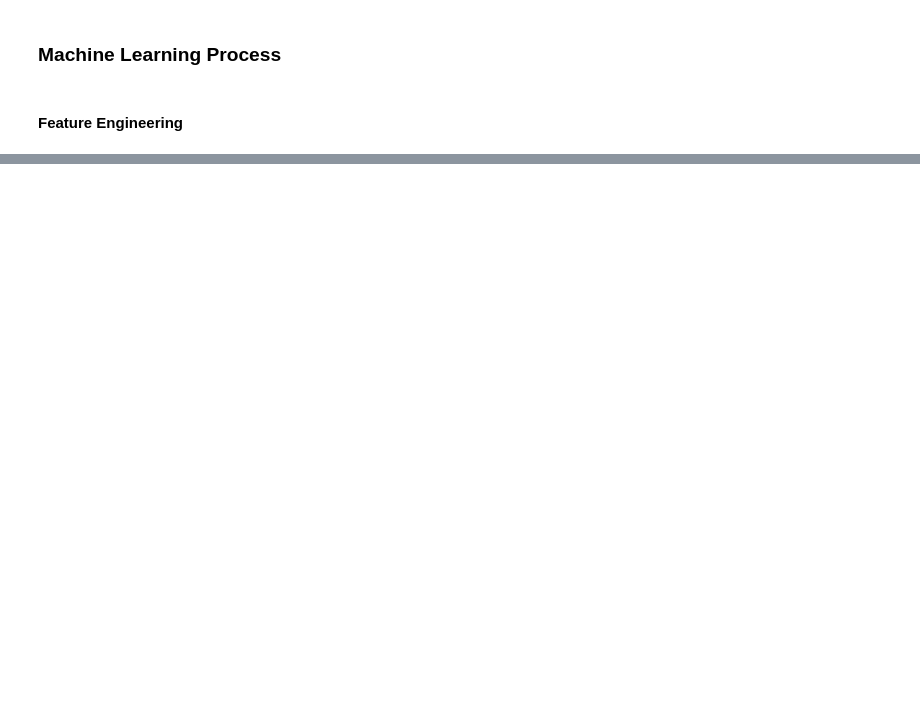
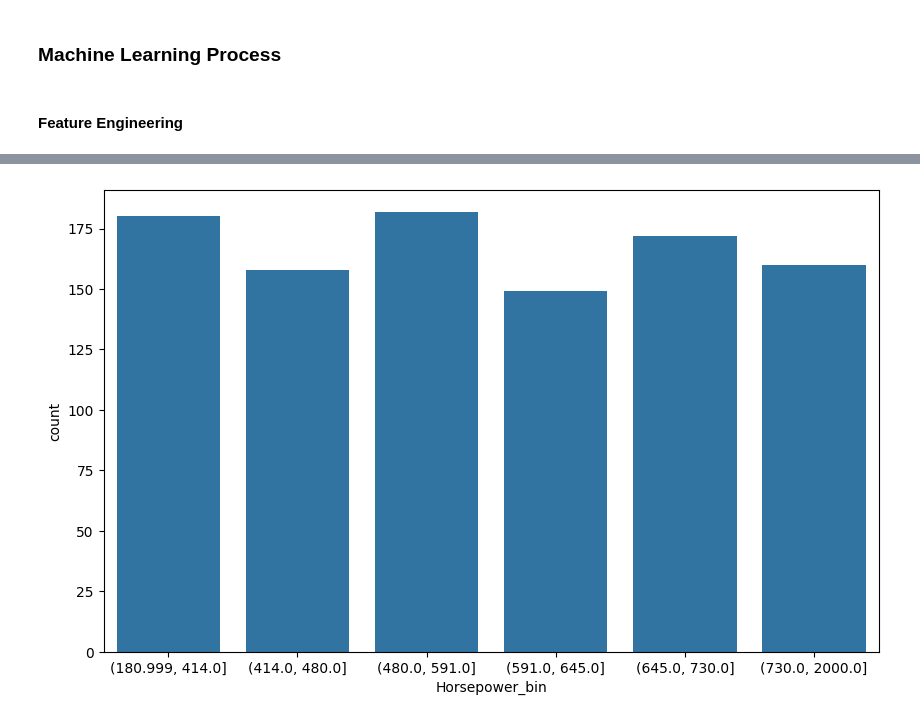
Before and after one commit to EdsonArthurZancheta/EdsonArthurZancheta, a Jupyter notebook: Treino/Sports_Car_Prices_Dataset/code.ipynb, the cells around one changed output, grey strips where cells are left out. Saved outputs shown, nothing was run; the diff lists cells and outputs as text; code cells hidden in the pictures; blank space fills up the shorter version.

```diff
--- a/Treino/Sports_Car_Prices_Dataset/code.ipynb
+++ b/Treino/Sports_Car_Prices_Dataset/code.ipynb
@@ -248,0 +302,6 @@ memory usage: 88.2+ KB
+# %%
+plt.figure(figsize=(10, 6))
+sns.countplot(x= 'Horsepower_bin', data= df)
+plt.show()
+# %% [output]
+[figure, added]
```
Also changed, not shown: parts of 13 cells of this notebook.
